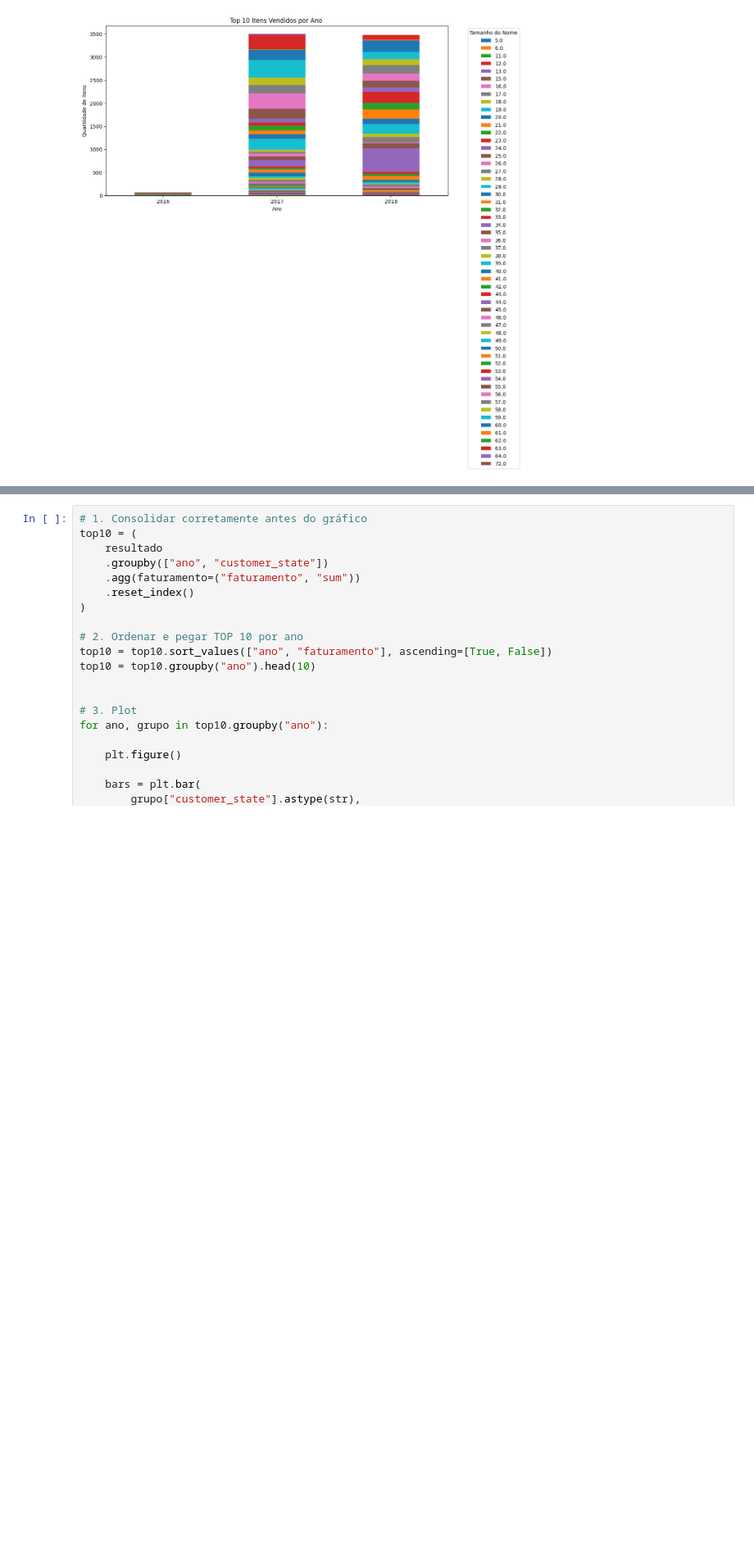
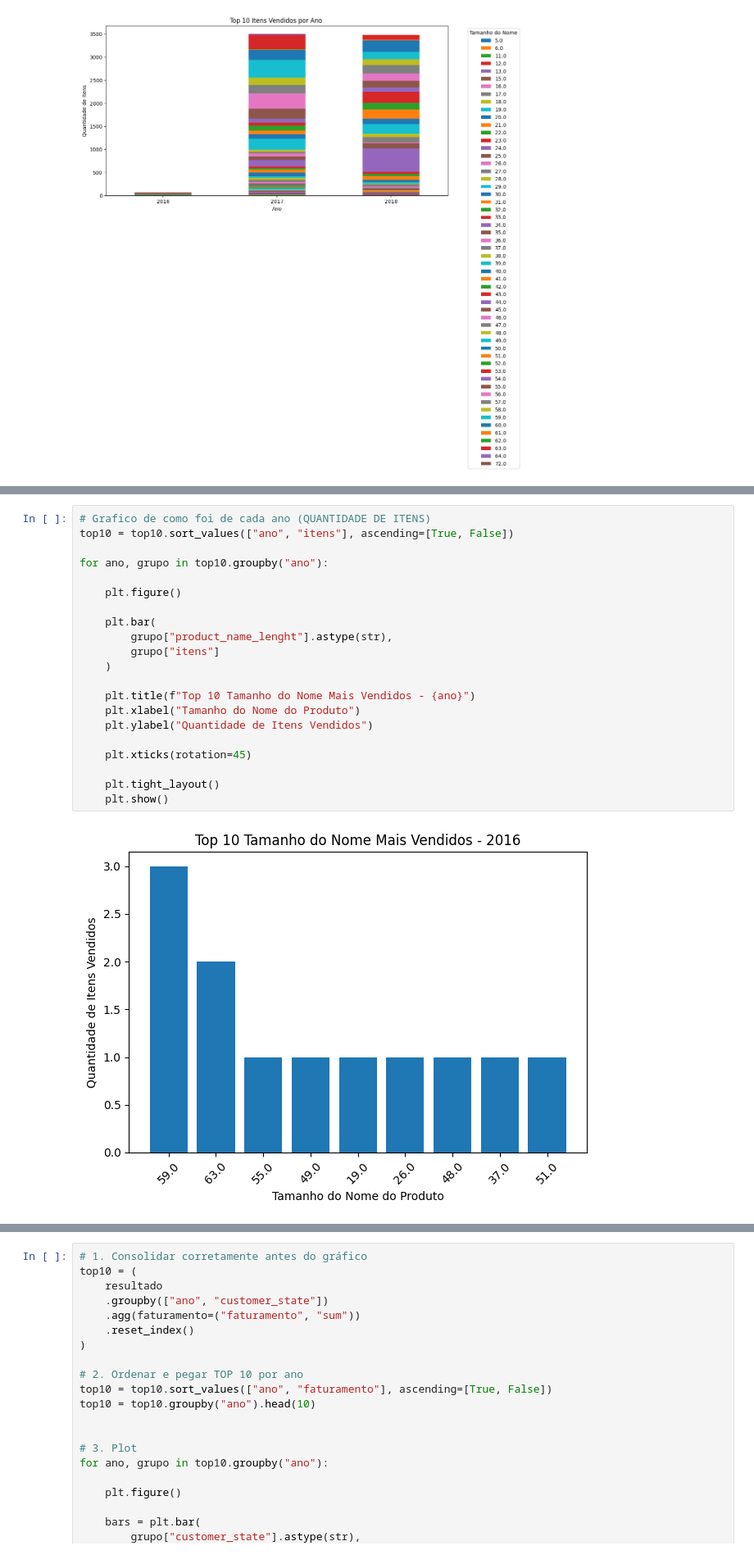
Before and after one commit to goncalvesJessica/Fiap_projeto1, a Jupyter notebook: projeto.ipynb, the cells around one changed output, grey strips where cells are left out. Shown at 82% size. Drawn from its saved outputs; the diff is of its cells as text; blank space fills up the shorter version.

```diff
--- a/projeto.ipynb
+++ b/projeto.ipynb
@@ -177,0 +186,23 @@ plt.show()
+# %%
+# Grafico de como foi de cada ano (QUANTIDADE DE ITENS)
+top10 = top10.sort_values(["ano", "itens"], ascending=[True, False])
+
+for ano, grupo in top10.groupby("ano"):
+
+    plt.figure()
+
+    plt.bar(
+        grupo["product_name_lenght"].astype(str),
+        grupo["itens"]
+    )
+
+    plt.title(f"Top 10 Tamanho do Nome Mais Vendidos - {ano}")
+    plt.xlabel("Tamanho do Nome do Produto")
+    plt.ylabel("Quantidade de Itens Vendidos")
+
+    plt.xticks(rotation=45)
+
+    plt.tight_layout()
+    plt.show()
+# %% [output]
+[figure, added]
```
Also changed, not shown: parts of 22 cells of this notebook, 3 other files.
